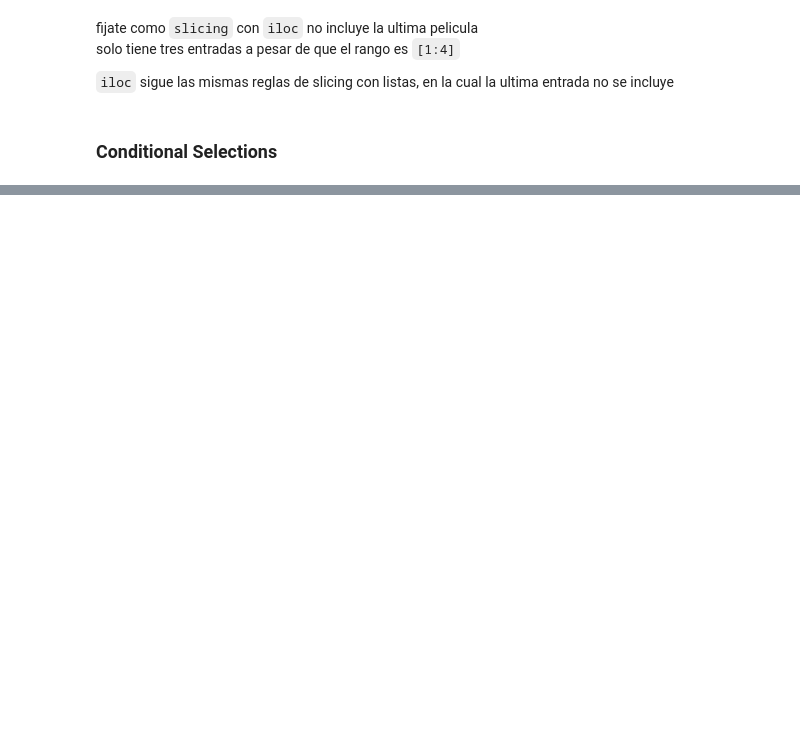
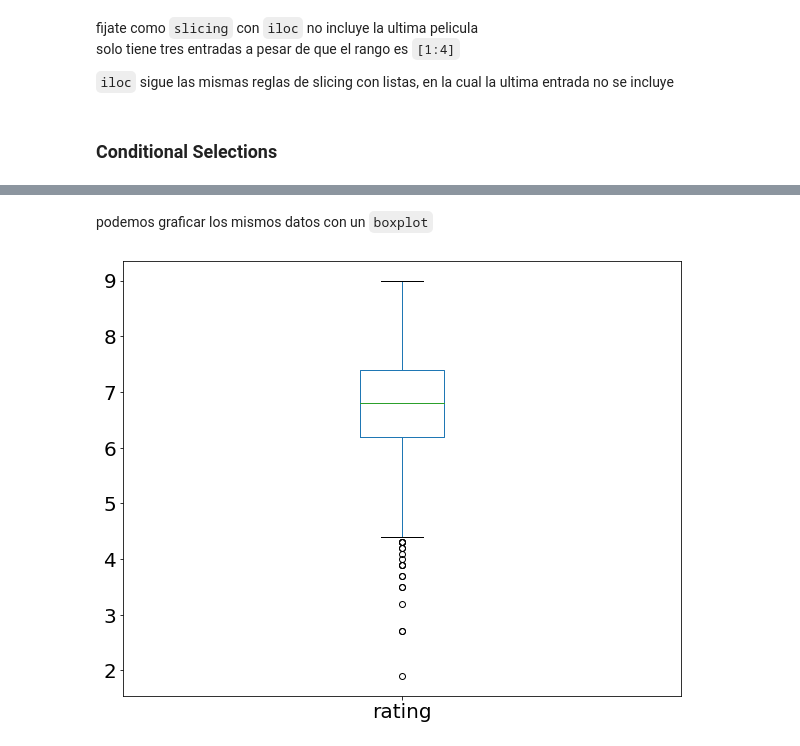
Before and after one commit to julianjara/machine_learning_titanic, a Jupyter notebook: panda.ipynb, the cells around one changed output, grey strips where cells are left out. Saved outputs shown, nothing was run; the diff lists cells and outputs as text; code cells hidden in the pictures; blank space fills up the shorter version.

```diff
--- a/panda.ipynb
+++ b/panda.ipynb
@@ -526,0 +722,6 @@ solo tiene tres entradas a pesar de que el rango es `[1:4]`
+# %% [markdown]
+podemos graficar los mismos datos con un `boxplot`
+# %%
+movies_df['rating'].plot(kind="box");
+# %% [output]
+[figure, added]
```
Also changed, not shown: parts of 40 cells of this notebook.
